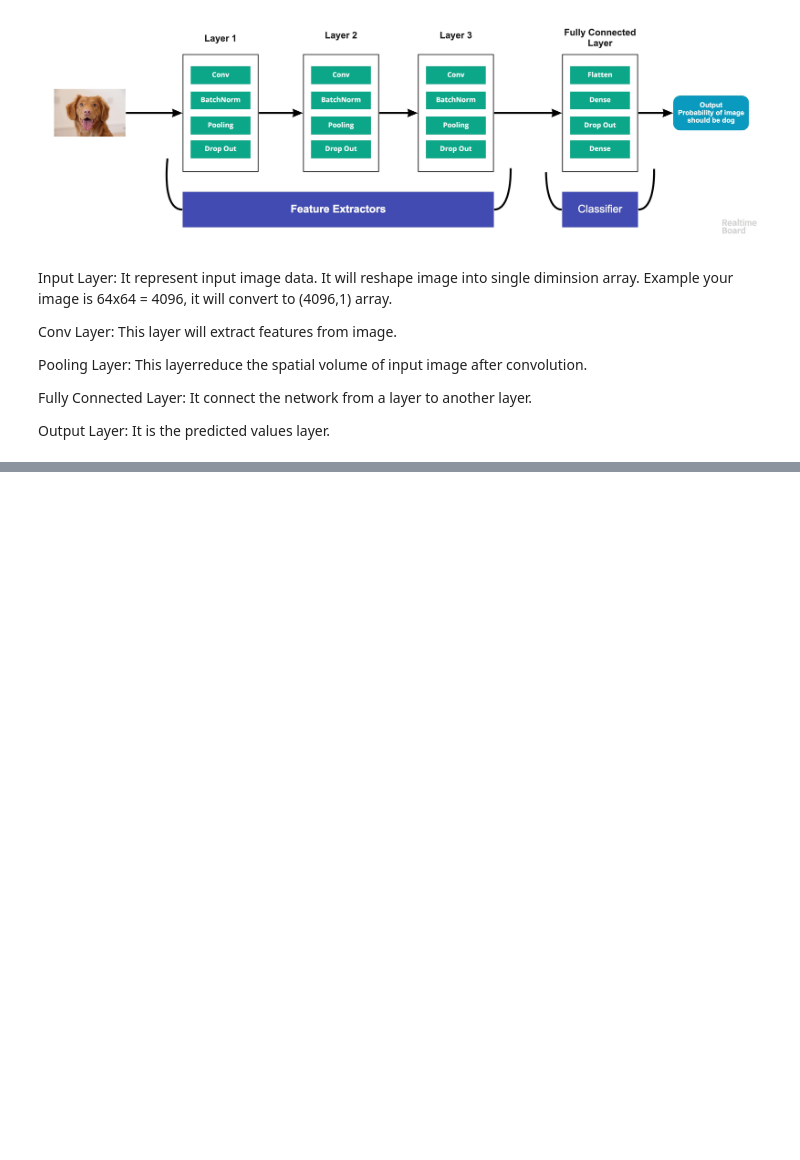
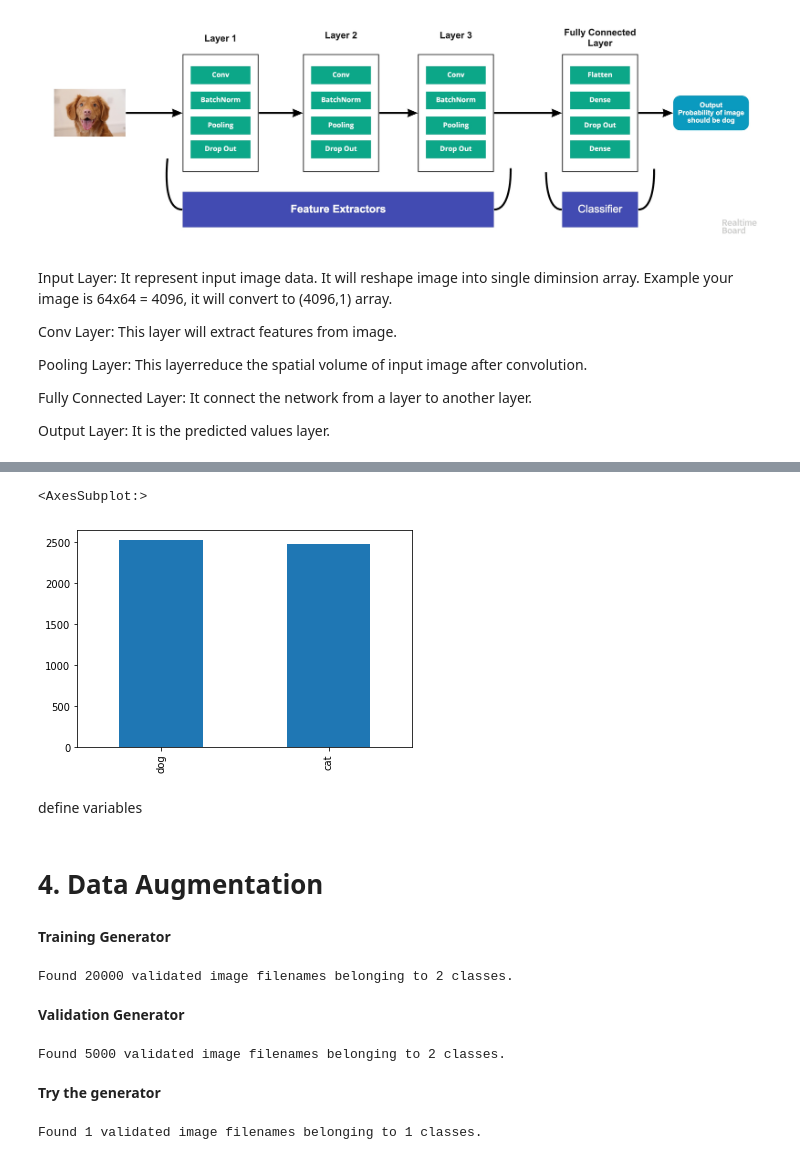
Before and after one commit to Heba-Atef99/Cats_VS_Dogs, a Jupyter notebook: Cats_vs_Dogs.ipynb, the cells around one changed output, grey strips where cells are left out. Cells and saved outputs as stored; diff of their text form; code cells hidden in the pictures; blank space fills up the shorter version.

```diff
--- a/Cats_vs_Dogs.ipynb
+++ b/Cats_vs_Dogs.ipynb
@@ -200,0 +298,7 @@ Creating a model: [link](https://pyimagesearch.com/2019/10/28/3-ways-to-create-a
+# %%
+validate_df['category'].value_counts().plot.bar()
+# %% [output]
+<AxesSubplot:>
+[figure, added]
+# %% [markdown]
+define variables
@@ -200,0 +309,56 @@ Creating a model: [link](https://pyimagesearch.com/2019/10/28/3-ways-to-create-a
+# %% [markdown]
+# 4. Data Augmentation
+# %% [markdown]
+**Training Generator**
+# %%
+train_datagen = ImageDataGenerator(
+    rotation_range=15,
+    rescale=1./255,
+    shear_range=0.1,
+    zoom_range=0.2,
+    horizontal_flip=True,
+    width_shift_range=0.1,
+    height_shift_range=0.1)
+
+train_generator = train_datagen.flow_from_dataframe(
+    train_df,
+    TRAIN_DIR,
+    x_col='filename',
+    y_col='category',
+    target_size=(IMAGE_HEIGHT, IMAGE_WIDTH),
+    class_mode='categorical',
+    batch_size=batch_size
+
+)
+# %% [output]
+Found 20000 validated image filenames belonging to 2 classes.
+# %% [markdown]
+**Validation Generator**
+# %%
+validate_datagen = ImageDataGenerator(rescale=1./255)
+
+validate_generator = validate_datagen.flow_from_dataframe(
+    validate_df,
+    TRAIN_DIR,
+    x_col='filename',
+    y_col='category',
+    target_size=(IMAGE_HEIGHT, IMAGE_WIDTH),
+    class_mode='categorical',
+    batch_size=batch_size
+)
+# %% [output]
+Found 5000 validated image filenames belonging to 2 classes.
+# %% [markdown]
+**Try the generator**
+# %%
+example_df = train_df.sample(n=1).reset_index(drop=True)
+example_generator = train_datagen.flow_from_dataframe(
+    example_df,
+    TRAIN_DIR,
+    x_col='filename',
+    y_col='category',
+    target_size=(IMAGE_HEIGHT, IMAGE_WIDTH),
+    class_mode='categorical',
+)
+# %% [output]
+Found 1 validated image filenames belonging to 1 classes.
```
Also changed, not shown: parts of 44 cells of this notebook.
